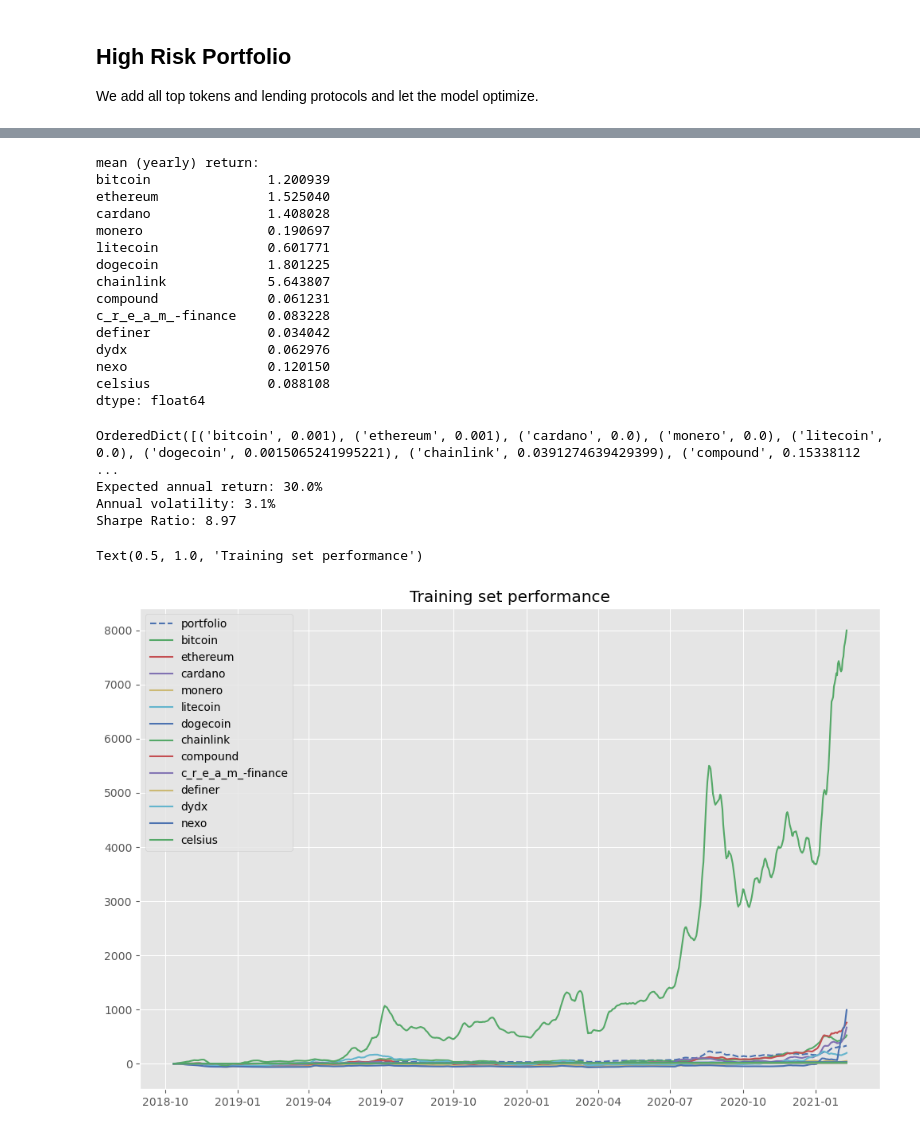
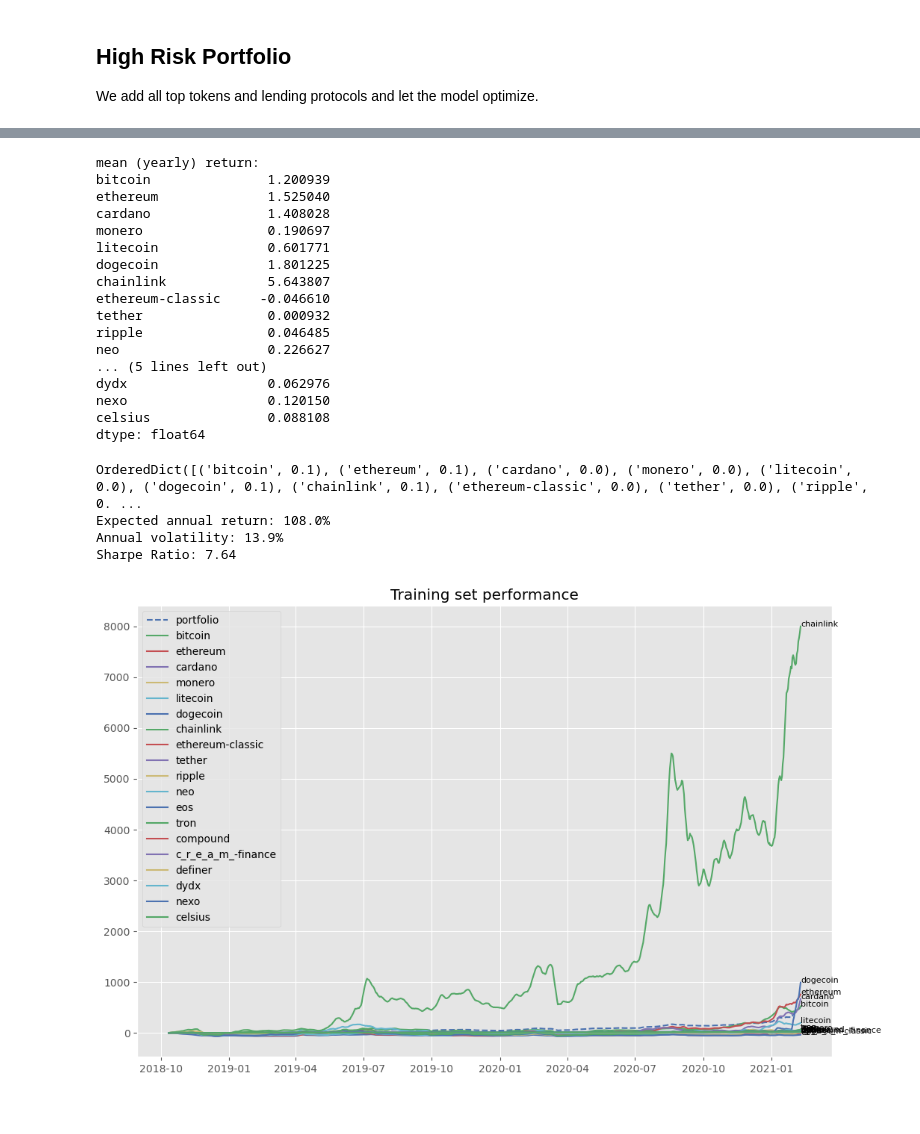
Before and after one commit to AffineLabs/contracts, a Jupyter notebook: notebook/adib/portfolio_opt.ipynb, the cells around one changed output, grey strips where cells are left out. Saved outputs shown, nothing was run; the diff lists cells and outputs as text; code cells hidden in the pictures.

```diff
--- a/notebook/adib/portfolio_opt.ipynb
+++ b/notebook/adib/portfolio_opt.ipynb
@@ -407,8 +426,8 @@ Text(0.5, 1.0, 'Test set performance')
 ## Medium Risk Portfolio
 90% lending protocols and (at most) 20% BTC and ETH
 # %%
-# merge coin and amm datasets
-assets_df = pd.merge(coin_df[["bitcoin", "ethereum"]], amm_returns_df,
+# merge coin and lp datasets
+assets_df = pd.merge(coin_df[["bitcoin", "ethereum"]], lp_returns_df,
                      left_index=True, right_index=True, how="inner")
 # split data into train and test
 train_df = assets_df[assets_df.index < datetime.strptime(split_date, '%Y-%m-%d').date()]
@@ -438,10 +457,10 @@ ef = EfficientFrontier(mu, S, weight_bounds=(0,1))
 # w0 is weight for btc and w1 is weight for eth. their sum should not exceed 20%
 ef.add_constraint(lambda w: w[0]+w[1] <= 0.1)
 # keep some bitcoin, but not too much
-ef.add_constraint(lambda w: w[0] >= 0.001)
+ef.add_constraint(lambda w: w[0] >= 0.01)
 ef.add_constraint(lambda w: w[0] <= 0.05)
 # keep some ethereum
-ef.add_constraint(lambda w: w[1] >= 0.001)
+ef.add_constraint(lambda w: w[1] >= 0.01)
 ef.add_constraint(lambda w: w[0] <= 0.05)
 
 # keep no more than 30% in one asset
@@ -449,10 +468,11 @@ for i in range(len(train_df.columns)):
     ef.add_constraint(lambda w: w[i] <= 0.3)
 
 print("\n---portfolio weights---")
-med_risk_weights = ef.efficient_return(target_return=.20)
+med_risk_weights = ef.efficient_risk(target_volatility=.08)
+med_risk_weights =  ef.clean_weights()
 print(med_risk_weights)
 print("\n")
-_ = evaluation(med_risk_weights, train_df)
+_ = evaluation(med_risk_weights, train_df, rebalance_period=7)
 plt.title("Training set performance")
 # %% [output]
 mean (yearly) return:
@@ -488,10 +508,10 @@ Text(0.5, 1.0, 'Test set performance')
 ## High Risk Portfolio
 We add all top tokens and lending protocols and let the model optimize.
 # %%
-# merge coin and amm datasets
+# merge coin and lp datasets
 assets_df = pd.merge(coin_df[["bitcoin", "ethereum", "cardano", "monero", "litecoin", "dogecoin",
-                             "chainlink"]], amm_returns_df,
-                     left_index=True, right_index=True, how="inner")
+                             "chainlink", "ethereum-classic", "tether", "ripple", "neo", "eos", "tron"]],
+                     lp_returns_df, left_index=True, right_index=True, how="inner")
 # split data into train and test
 train_df = assets_df[assets_df.index < datetime.strptime(split_date, '%Y-%m-%d').date()]
 test_df = assets_df[assets_df.index >= datetime.strptime(split_date, '%Y-%m-%d').date()]
@@ -518,12 +538,15 @@ print("mean (yearly) return:")
 print(mu)
 ef = EfficientFrontier(mu, S, weight_bounds=(0,1))
 # keep some bitcoin
-ef.add_constraint(lambda w: w[0] >= 0.001)
+ef.add_constraint(lambda w: w[0] >= 0.05)
 # keep some ethereum
-ef.add_constraint(lambda w: w[1] >= 0.001)
+ef.add_constraint(lambda w: w[1] >= 0.05)
+
+# keep at least as much btc and eth as all other tokens comined
+ef.add_constraint(lambda w: w[0]+w[1] >= sum(w[2:13]))
 # keep no more than 5% in one coin
-for i in range(len(train_df.columns[:6])):
-    ef.add_constraint(lambda w: w[i] <= 0.05)
+for i in range(len(train_df.columns[:13])):
+    ef.add_constraint(lambda w: w[i] <= 0.1)
 # keep no more than 30% in one asset
 for i in range(len(train_df.columns)):
     ef.add_constraint(lambda w: w[i] <= 0.3)
@@ -536,23 +559,25 @@ monero                0.190697
 litecoin              0.601771
 dogecoin              1.801225
 chainlink             5.643807
-compound              0.061231
-c_r_e_a_m_-finance    0.083228
-definer               0.034042
+ethereum-classic     -0.046610
+tether                0.000932
+ripple                0.046485
+neo                   0.226627
+... (5 lines left out)
 dydx                  0.062976
 nexo                  0.120150
 celsius               0.088108
 dtype: float64
 # %%
-high_risk_weights = ef.efficient_return(target_return=.30)
+high_risk_weights = ef.efficient_risk(target_volatility=.30)
+high_risk_weights =  ef.clean_weights()
 print(high_risk_weights)
-_ = evaluation(high_risk_weights, train_df)
-plt.title("Training set performance")
+_ = evaluation(high_risk_weights, train_df, rebalance_period=30)
+_ = plt.title("Training set performance")
 # %% [output]
-OrderedDict([('bitcoin', 0.001), ('ethereum', 0.001), ('cardano', 0.0), ('monero', 0.0), ('litecoin', 0.0), ('dogecoin', 0.0015065241995221), ('chainlink', 0.0391274639429399), ('compound', 0.15338112 ...
-Expected annual return: 30.0%
-Annual volatility: 3.1%
-Sharpe Ratio: 8.97
+OrderedDict([('bitcoin', 0.1), ('ethereum', 0.1), ('cardano', 0.0), ('monero', 0.0), ('litecoin', 0.0), ('dogecoin', 0.1), ('chainlink', 0.1), ('ethereum-classic', 0.0), ('tether', 0.0), ('ripple', 0. ...
+Expected annual return: 108.0%
+Annual volatility: 13.9%
+Sharpe Ratio: 7.64
-Text(0.5, 1.0, 'Training set performance')
-[figure, old version]
+[figure, new version]
 # %%
```
Also changed, not shown: parts of 10 cells of this notebook, 3 other files.
